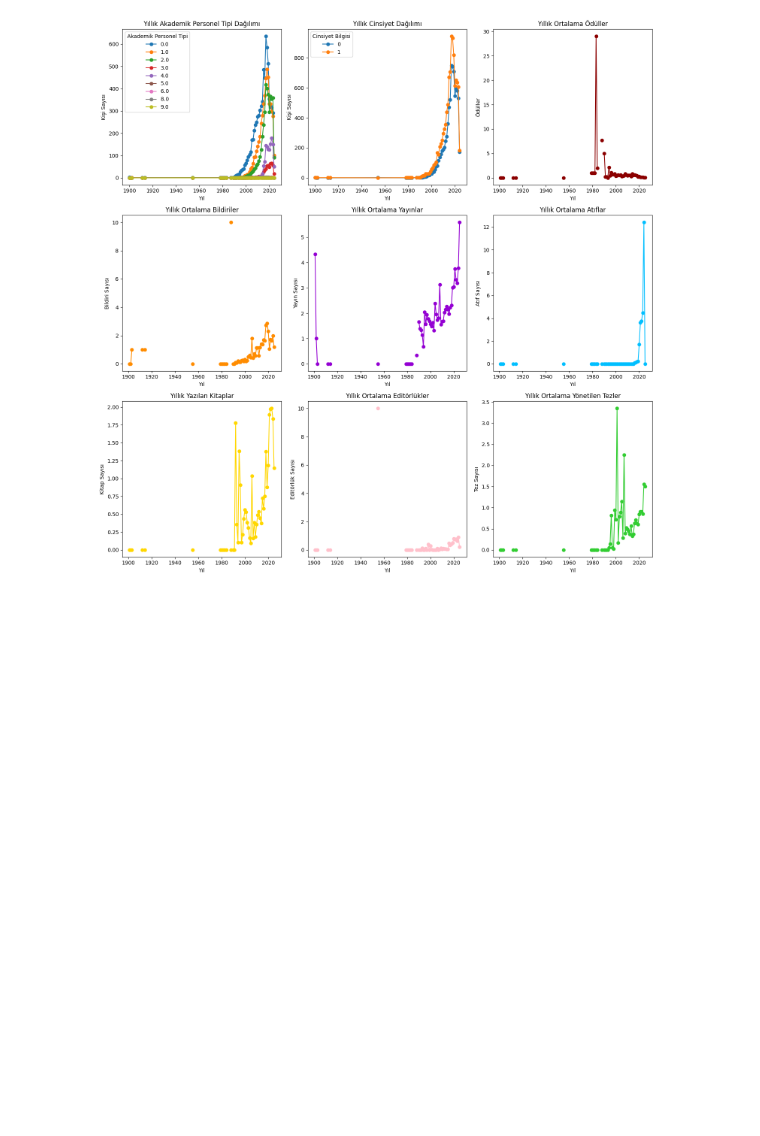
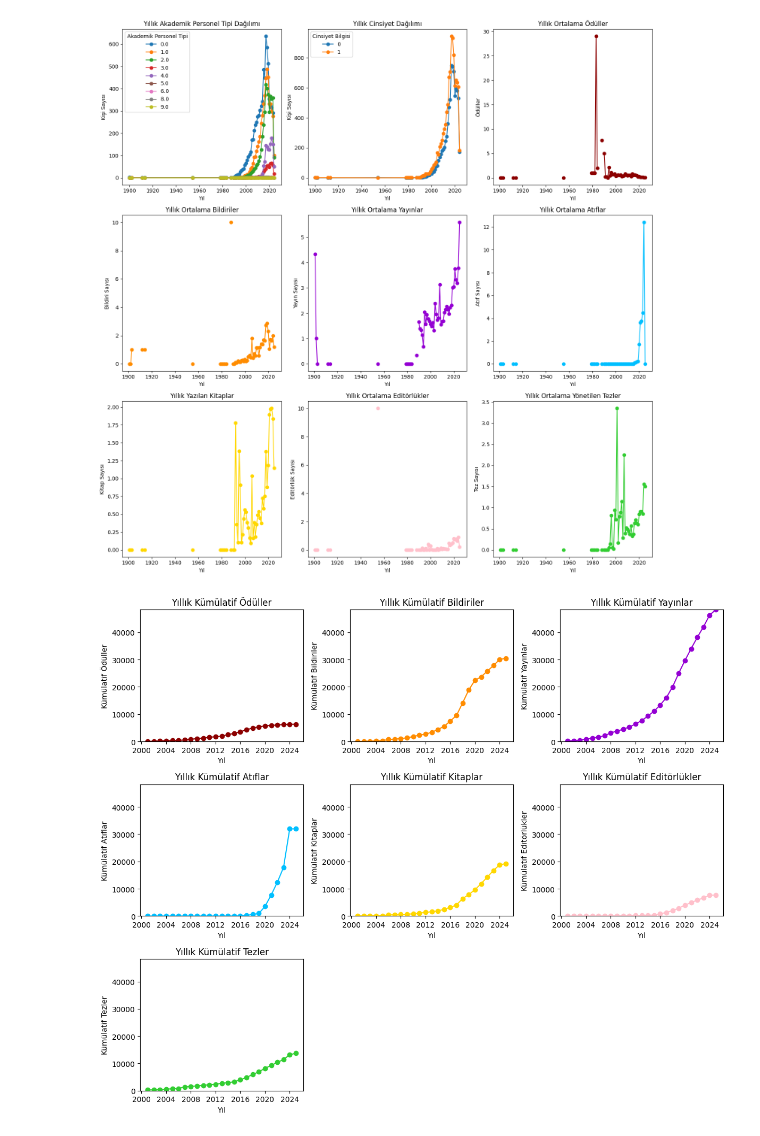
Before and after one commit to elifftop/Proje2, a Jupyter notebook: deneme.ipynb, the cells around one changed output. Drawn from its saved outputs; the diff is of its cells as text; code cells hidden in the pictures; blank space fills up the shorter version.

```diff
--- a/deneme.ipynb
+++ b/deneme.ipynb
@@ -1473,3 +1473,78 @@ plt.tight_layout()
 plt.show()
 # %% [output]
 [figure]
+# %%
+#Kümülatif Toplamların Hesaplanması
+# 2000 yılından itibaren verileri filtreleme
+df_year = df_year[df_year.index.year >= 2000]
+
+# Yıllık başarı metriklerinin kümülatif toplamlarının hesaplanması
+cumulative_metrics = df_year.resample('Y').sum().cumsum()
+
+# Y ekseninin aralığını belirlemek için tüm kümülatif metriklerin maksimum ve minimum değerlerini hesaplama
+min_y = cumulative_metrics.min().min()
+max_y = cumulative_metrics.max().max()
+
+# Grafiklerin oluşturulması
+plt.figure(figsize=(12, 10))
+
+# Ödüller grafiği
+plt.subplot(3, 3, 1)
+plt.plot(cumulative_metrics.index, cumulative_metrics['Ödüller'], marker='o', linestyle='-', color='darkred')
+plt.title('Yıllık Kümülatif Ödüller')
+plt.xlabel('Yıl')
+plt.ylabel('Kümülatif Ödüller')
+plt.ylim(min_y, max_y)  # Aynı y ekseni sınırlarını uygulama
+
+# Bildiriler grafiği
+plt.subplot(3, 3, 2)
+plt.plot(cumulative_metrics.index, cumulative_metrics['Sunduğu bildiriler'], marker='o', linestyle='-', color='darkorange')
+plt.title('Yıllık Kümülatif Bildiriler')
+plt.xlabel('Yıl')
+plt.ylabel('Kümülatif Bildiriler')
+plt.ylim(min_y, max_y)  # Aynı y ekseni sınırlarını uygulama
+
+# Yayınlar grafiği
+plt.subplot(3, 3, 3)
+plt.plot(cumulative_metrics.index, cumulative_metrics['Yayınlanmış makale'], marker='o', linestyle='-', color='darkviolet')
+plt.title('Yıllık Kümülatif Yayınlar')
+plt.xlabel('Yıl')
+plt.ylabel('Kümülatif Yayınlar')
+plt.ylim(min_y, max_y)  # Aynı y ekseni sınırlarını uygulama
+
+# Atıflar grafiği
+plt.subplot(3, 3, 4)
+plt.plot(cumulative_metrics.index, cumulative_metrics['Aldığı atıflar'], marker='o', linestyle='-', color='deepskyblue')
+plt.title('Yıllık Kümülatif Atıflar')
+plt.xlabel('Yıl')
+plt.ylabel('Kümülatif Atıflar')
+plt.ylim(min_y, max_y)  # Aynı y ekseni sınırlarını uygulama
+
+# Kitaplar grafiği
+plt.subplot(3, 3, 5)
+plt.plot(cumulative_metrics.index, cumulative_metrics['Kitap yazımı'], marker='o', linestyle='-', color='gold')
+plt.title('Yıllık Kümülatif Kitaplar')
+plt.xlabel('Yıl')
+plt.ylabel('Kümülatif Kitaplar')
+plt.ylim(min_y, max_y)  # Aynı y ekseni sınırlarını uygulama
+
+# Editörlükler grafiği
+plt.subplot(3, 3, 6)
+plt.plot(cumulative_metrics.index, cumulative_metrics['Yaptığı editörlükler'], marker='o', linestyle='-', color='pink')
+plt.title('Yıllık Kümülatif Editörlükler')
+plt.xlabel('Yıl')
+plt.ylabel('Kümülatif Editörlükler')
+plt.ylim(min_y, max_y)  # Aynı y ekseni sınırlarını uygulama
+
+# Tezler grafiği
+plt.subplot(3, 3, 7)
+plt.plot(cumulative_metrics.index, cumulative_metrics['Yönetilen tezler'], marker='o', linestyle='-', color='limegreen')
+plt.title('Yıllık Kümülatif Tezler')
+plt.xlabel('Yıl')
+plt.ylabel('Kümülatif Tezler')
+plt.ylim(min_y, max_y)  # Aynı y ekseni sınırlarını uygulama
+
+plt.tight_layout()
+plt.show()
+# %% [output]
+[figure, added]
```
Also changed, not shown: parts of 5 cells of this notebook.
